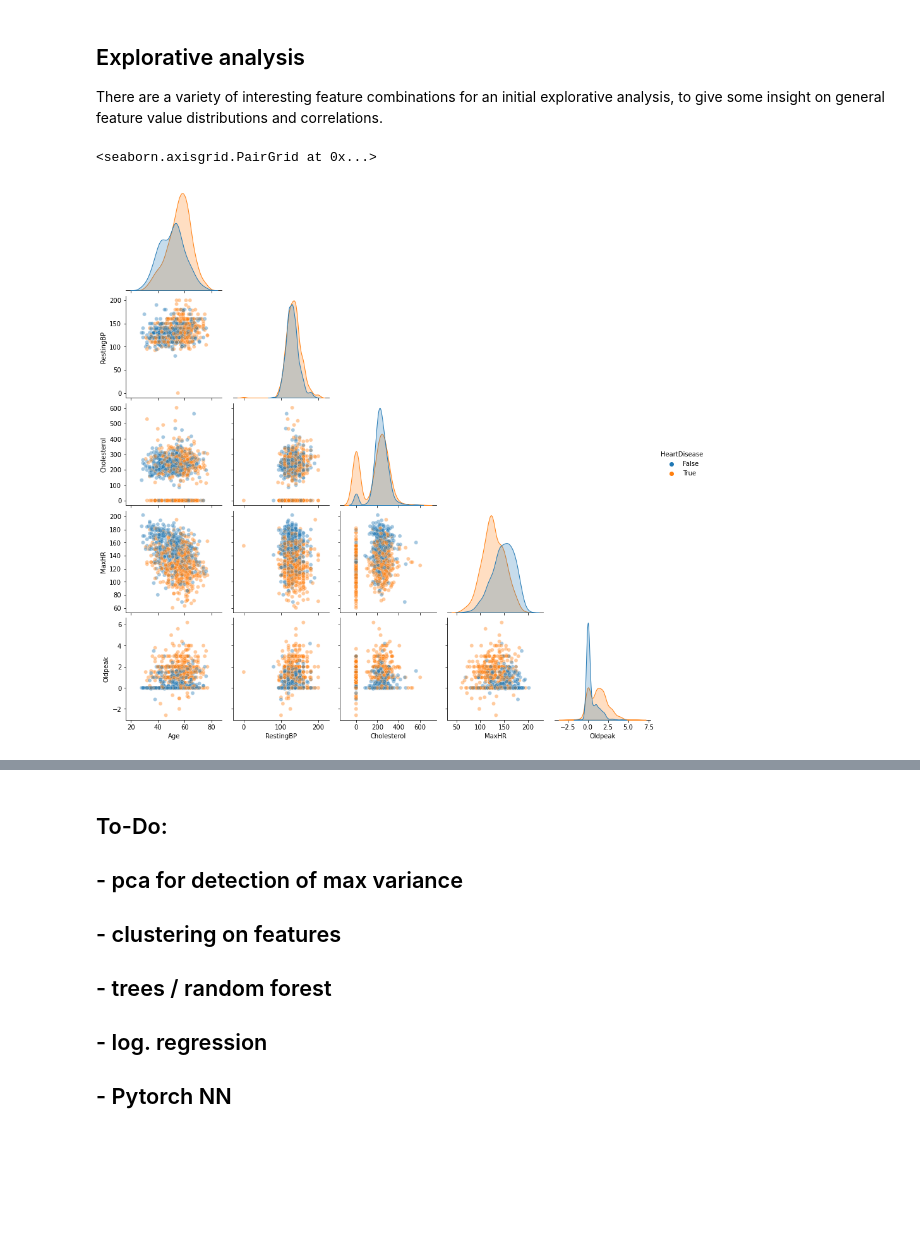
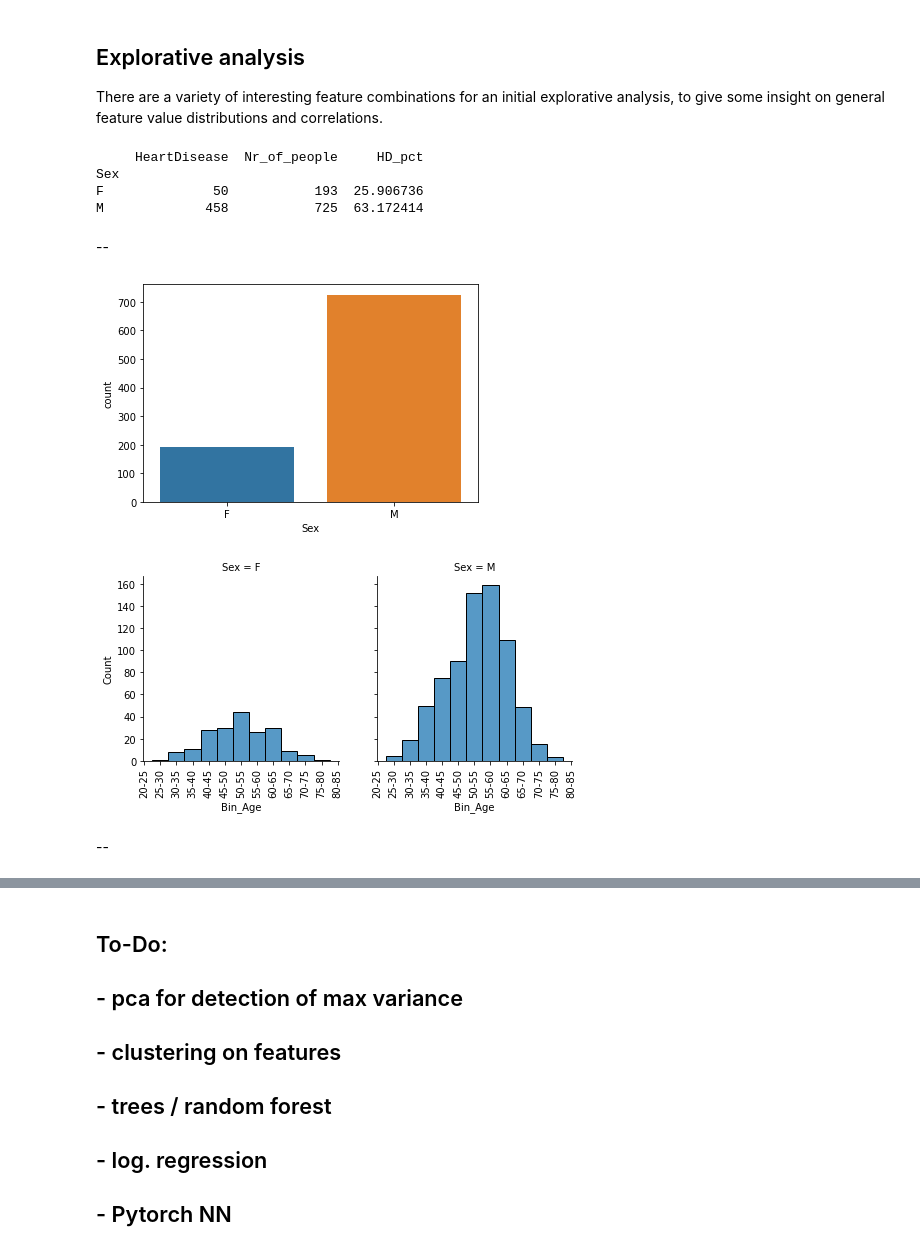
Before and after one commit to thaddad91/HeartFailureJupyter, a Jupyter notebook: hf.ipynb, the cells around one changed output, grey strips where cells are left out. Drawn from its saved outputs; the diff is of its cells as text; code cells hidden in the pictures; blank space fills up the shorter version.

Commit message:
Update hf.ipynb
added F/M pairplots
added binned age
added HD F/M distribution
added F/M age distribution

```diff
--- a/hf.ipynb
+++ b/hf.ipynb
@@ -84,15 +84,48 @@ HeartDisease [False  True]
 ## Explorative analysis
 
 There are a variety of interesting feature combinations for an initial explorative analysis, to give some insight on general feature value distributions and correlations.
+# %%
+# Add binned 5y range age for later
+cut_bins = []
+cut_labels = []
+for i in range(0,20):
+    cut_bins.append(i*5)
+    cut_labels.append(str((i*5)-5)+"-"+str(i*5))
+cut_labels.remove("-5-0") # nr of labels should be bins-1
+df["Bin_Age"] = pd.cut(df["Age"], bins=cut_bins, labels=cut_labels)
+df["Bin_Age"] = df["Bin_Age"].astype("category")
+
+# Distribution of HD per Sex, as counts and percentage of total nr of people
+df_dist = (
+    df.groupby('Sex', as_index=True)
+        .agg(HeartDisease=('HeartDisease', 'sum'),
+             Nr_of_people=('HeartDisease', 'count'),
+             HD_pct=('HeartDisease', 'mean'))
+)
+df_dist["HD_pct"] *= 100
+print(df_dist)
+# %% [output]
+     HeartDisease  Nr_of_people     HD_pct
+Sex
+F              50           193  25.906736
+M             458           725  63.172414
+# %% [markdown]
+--
+# %%
+# Count Male vs Female
+sb.countplot(x="Sex",data=df)
+
+# Plot distribution of Male/Female to Age, with median age
+g = sb.FacetGrid(df, col="Sex", height=3.5, aspect=1)
+g.map(sb.histplot, "Bin_Age")
+for axes in g.axes.flat:
+    _ = axes.set_xticklabels(axes.get_xticklabels(), rotation=90)
+# %% [output]
+[figure, added]
+[figure, added]
+# %% [markdown]
+--
 # %%
-# (ggplot(df, aes(x='Age', color='Sex', fill='Sex'))
-#  + geom_density(aes(y=after_stat('count')), alpha=0.1)
-#  + labs(title="Distribution of Age relative to Sex")
-# )
-
-sb.pairplot(df, hue="HeartDisease", corner=True,
-vars = ["Age","RestingBP","Cholesterol","MaxHR","Oldpeak"],
-plot_kws={"alpha":0.4})
+# sb.pairplot(df, hue="HeartDisease", corner=True,
+# vars = ["Age","RestingBP","Cholesterol","MaxHR","Oldpeak"],
+# plot_kws={"alpha":0.4})
-# %% [output]
-<seaborn.axisgrid.PairGrid at 0x...>
-[figure, removed]
```
Also changed, not shown: parts of 1 cell of this notebook.
